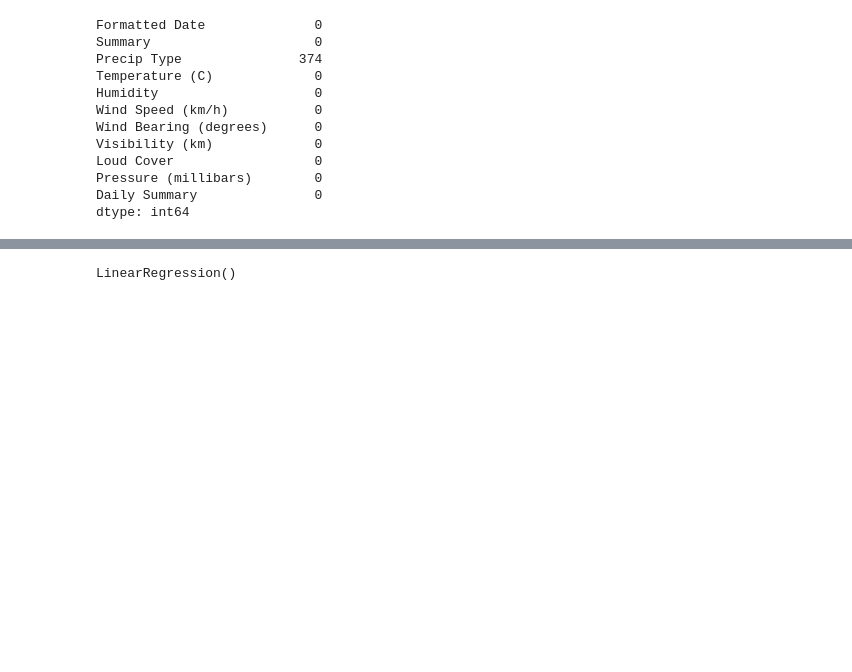
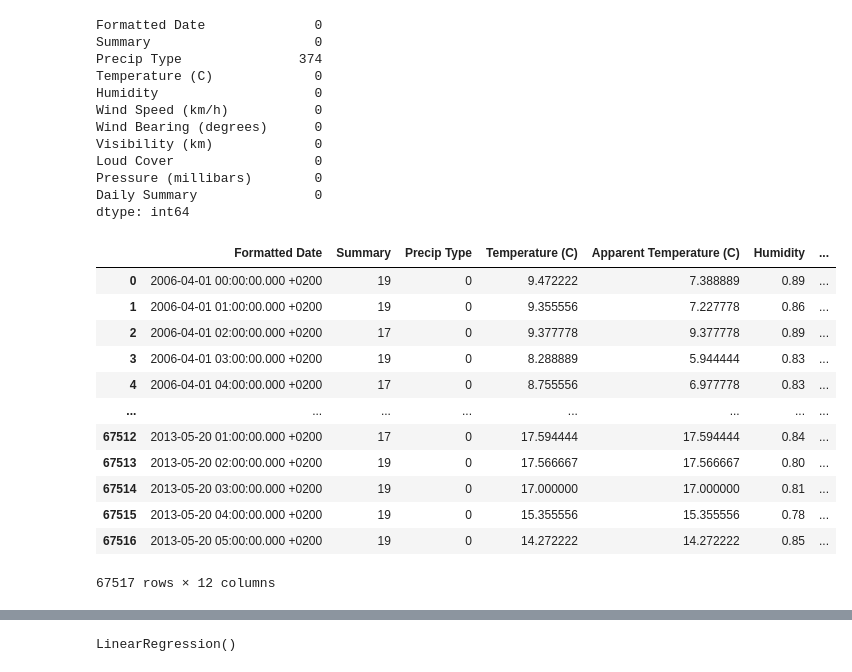
Before and after one commit to pouriaSameti/ML-Projects, a Jupyter notebook: Linear Regression/Linear Regression projects/predict temperature.ipynb, the cells around one changed output, grey strips where cells are left out. Drawn from its saved outputs; the diff is of its cells as text; code cells hidden in the pictures; blank space fills up the shorter version.

```diff
--- a/Linear Regression/Linear Regression projects/predict temperature.ipynb
+++ b/Linear Regression/Linear Regression projects/predict temperature.ipynb
@@ -84,4 +84,20 @@ all_data = pd.concat([train_set[train_categorical_cols] , test_set[test_categori
 
 encode_labels(train_categorical_cols, train_set, all_data)
 encode_labels(test_categorical_cols, test_set, all_data)
+# %%
+train_set
+# %% [output]
+|  | Formatted Date | Summary | Precip Type | Temperature (C) | Apparent Temperature (C) | Humidity | ... |
+| 0 | 2006-04-01 00:00:00.000 +0200 | 19 | 0 | 9.472222 | 7.388889 | 0.89 | ... |
+| 1 | 2006-04-01 01:00:00.000 +0200 | 19 | 0 | 9.355556 | 7.227778 | 0.86 | ... |
+| 2 | 2006-04-01 02:00:00.000 +0200 | 17 | 0 | 9.377778 | 9.377778 | 0.89 | ... |
+| 3 | 2006-04-01 03:00:00.000 +0200 | 19 | 0 | 8.288889 | 5.944444 | 0.83 | ... |
+| 4 | 2006-04-01 04:00:00.000 +0200 | 17 | 0 | 8.755556 | 6.977778 | 0.83 | ... |
+| ... | ... | ... | ... | ... | ... | ... | ... |
+| 67512 | 2013-05-20 01:00:00.000 +0200 | 17 | 0 | 17.594444 | 17.594444 | 0.84 | ... |
+| 67513 | 2013-05-20 02:00:00.000 +0200 | 19 | 0 | 17.566667 | 17.566667 | 0.80 | ... |
+| 67514 | 2013-05-20 03:00:00.000 +0200 | 19 | 0 | 17.000000 | 17.000000 | 0.81 | ... |
+| 67515 | 2013-05-20 04:00:00.000 +0200 | 19 | 0 | 15.355556 | 15.355556 | 0.78 | ... |
+| 67516 | 2013-05-20 05:00:00.000 +0200 | 19 | 0 | 14.272222 | 14.272222 | 0.85 | ... |
+67517 rows × 12 columns
 # %%
```
Also changed, not shown: parts of 3 cells of this notebook.
